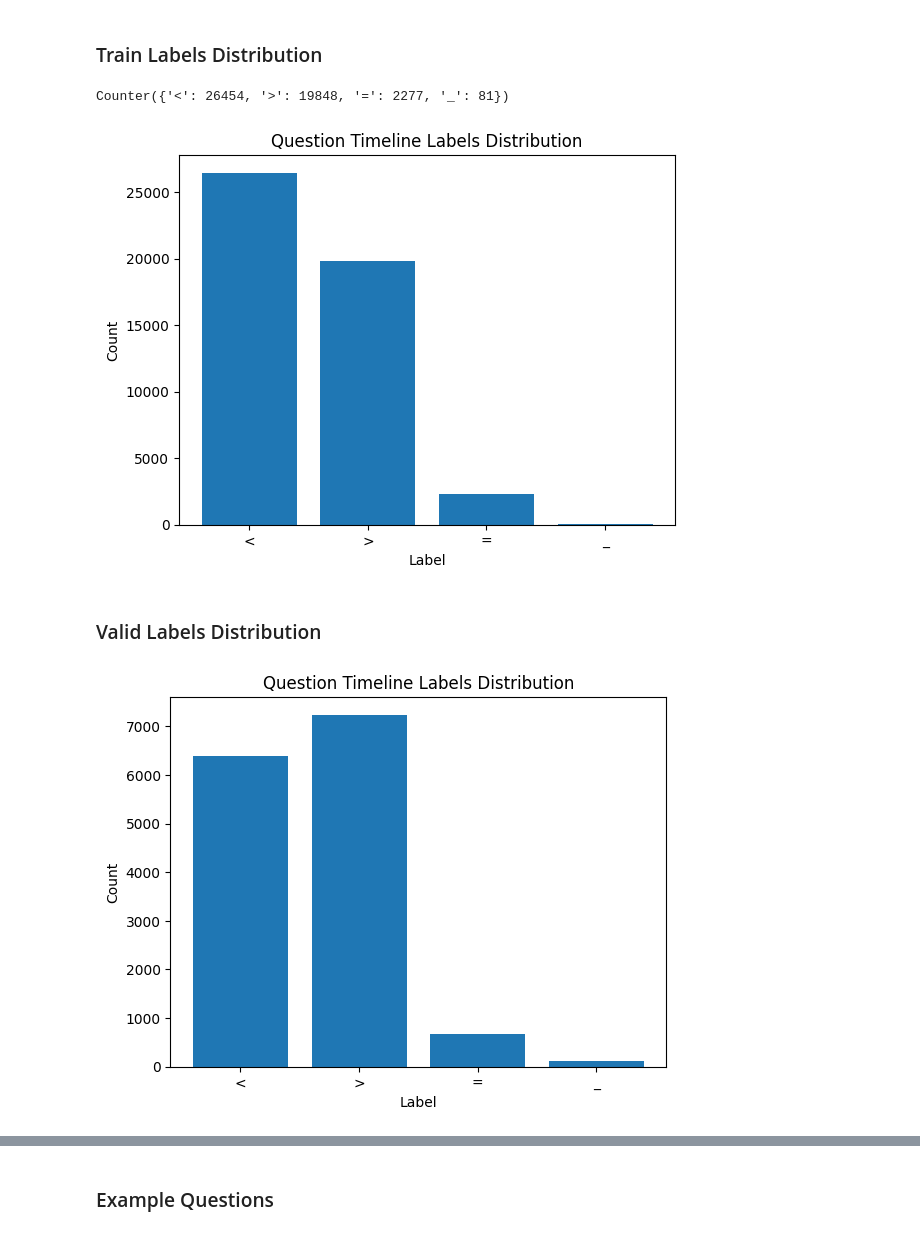
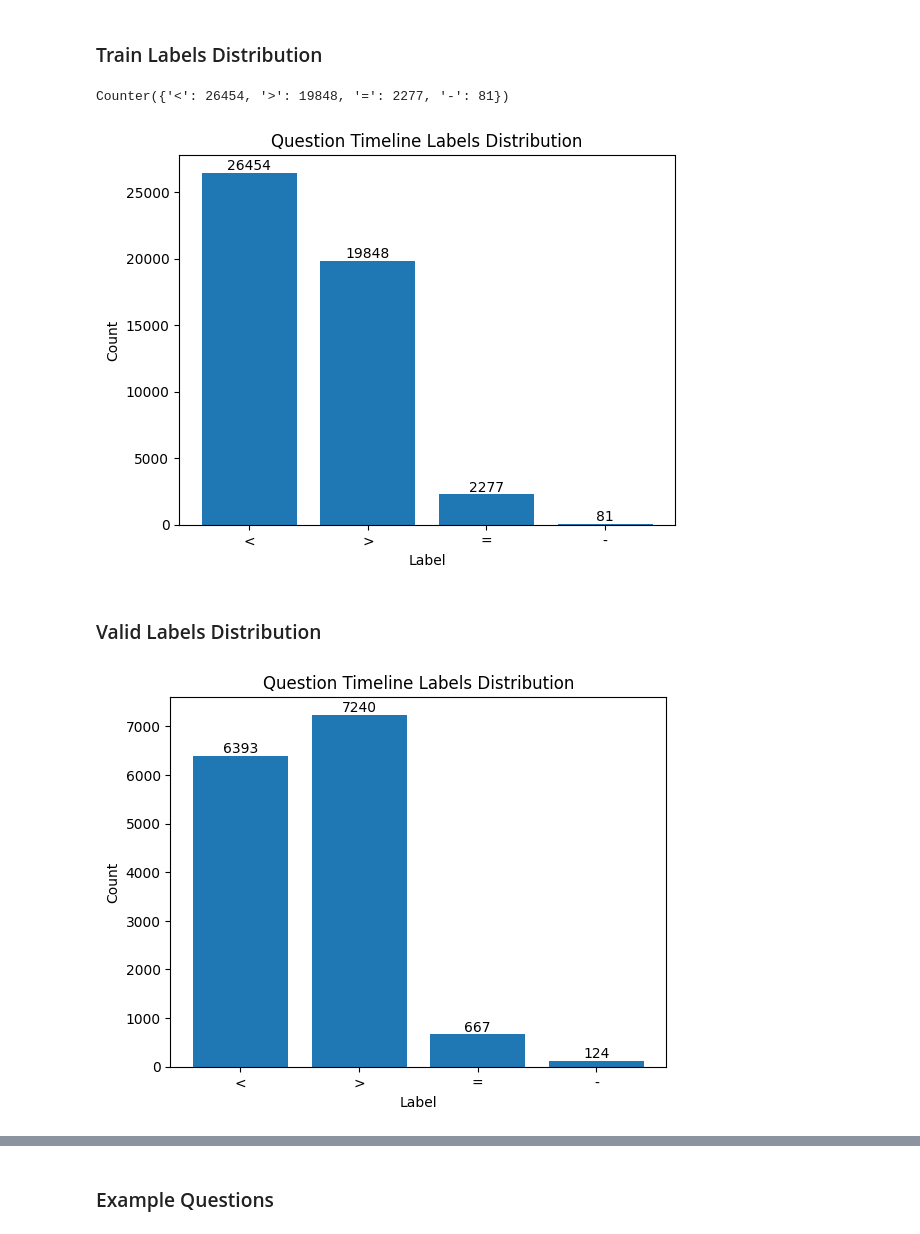
Before and after one commit to hmosousa/temporal_game, a Jupyter notebook: notebooks/eda.ipynb, the cells around one changed output, grey strips where cells are left out. Drawn from its saved outputs; the diff is of its cells as text; code cells hidden in the pictures.

```diff
--- a/notebooks/eda.ipynb
+++ b/notebooks/eda.ipynb
@@ -10,3 +8,7 @@ trainset, validset = load_dataset("q_timelines")
+# %%
+trainset = load_qtimelines("train")
+validset = load_qtimelines("valid")
+testset = load_qtimelines("test")
 # %% [markdown]
 ### Train Labels Distribution
 # %%
@@ -14,25 +16,31 @@ train_labels = trainset["label"]
 train_labels_counter = Counter(train_labels)
 train_labels_counter
 # %% [output]
-Counter({'<': 26454, '>': 19848, '=': 2277, '_': 81})
+Counter({'<': 26454, '>': 19848, '=': 2277, '-': 81})
 # %%
 plt.bar(train_labels_counter.keys(), train_labels_counter.values())
+for i, v in enumerate(train_labels_counter.values()):
+    plt.text(i, v, str(v), ha="center", va="bottom")
 plt.title("Question Timeline Labels Distribution")
 plt.xlabel("Label")
 plt.ylabel("Count")
 plt.show()
 # %% [output]
-[figure, old version]
+[figure, new version]
 # %% [markdown]
 ### Valid Labels Distribution
 # %%
 valid_labels = validset["label"]
 valid_labels_counter = Counter(valid_labels)
-valid_labels_counter
-plt.bar(valid_labels_counter.keys(), valid_labels_counter.values())
+
+plt.bar(
+    valid_labels_counter.keys(), valid_labels_counter.values()
+)  # add number to the bars
+for i, v in enumerate(valid_labels_counter.values()):
+    plt.text(i, v, str(v), ha="center", va="bottom")
 plt.title("Question Timeline Labels Distribution")
 plt.xlabel("Label")
 plt.ylabel("Count")
 plt.show()
 # %% [output]
-[figure, old version]
+[figure, new version]
```
Also changed, not shown: parts of 4 cells of this notebook, 5 other files.
